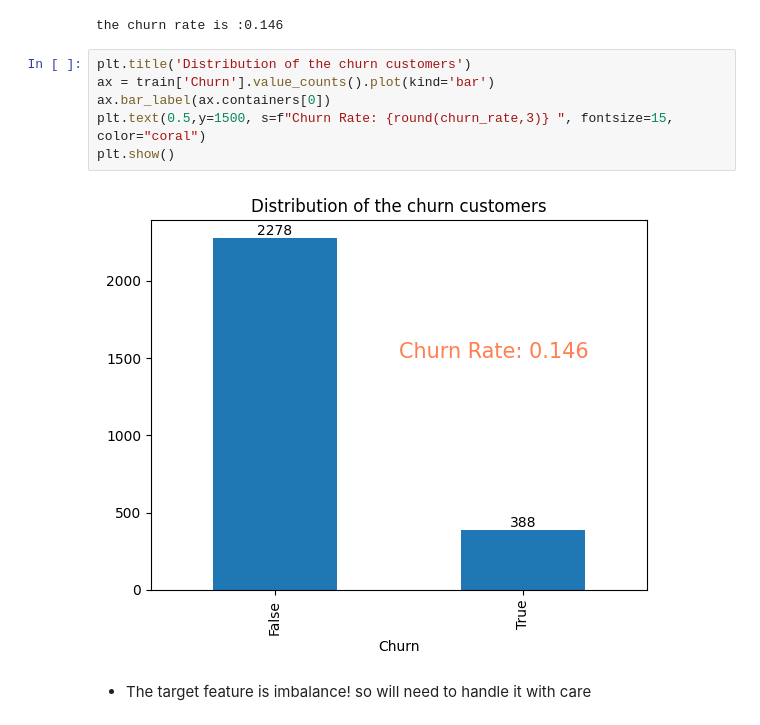
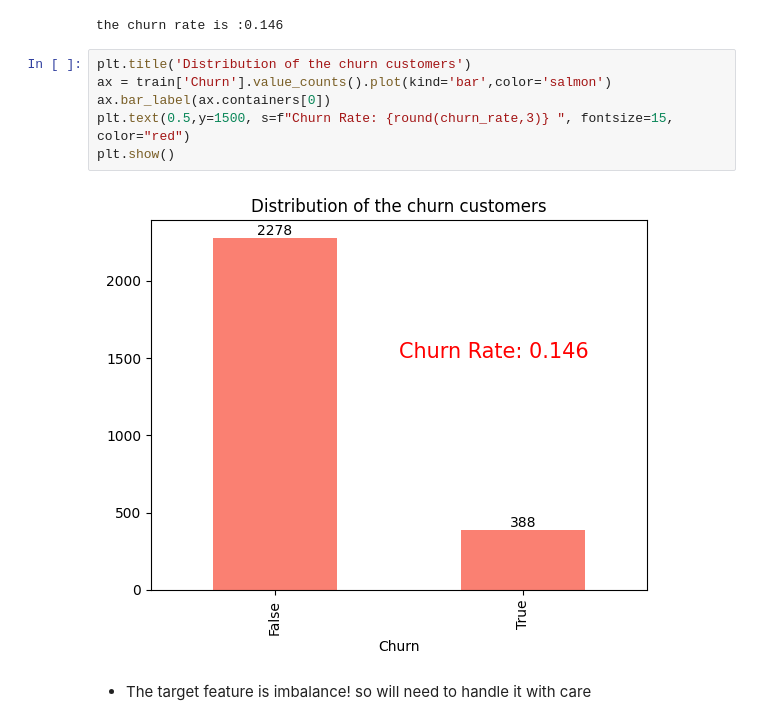
Before and after one commit to rajgurubhosale/Customer-churn-prediction, a Jupyter notebook: notebooks/01_EDA.ipynb, the cells around one changed output. Saved outputs shown, nothing was run; the diff lists cells and outputs as text.

```diff
--- a/notebooks/01_EDA.ipynb
+++ b/notebooks/01_EDA.ipynb
@@ -49,12 +49,12 @@ print(f'the churn rate is :{round(churn_rate,3)}')
 the churn rate is :0.146
 # %%
 plt.title('Distribution of the churn customers')
-ax = train['Churn'].value_counts().plot(kind='bar')
+ax = train['Churn'].value_counts().plot(kind='bar',color='salmon')
 ax.bar_label(ax.containers[0])
-plt.text(0.5,y=1500, s=f"Churn Rate: {round(churn_rate,3)} ", fontsize=15, color="coral")
+plt.text(0.5,y=1500, s=f"Churn Rate: {round(churn_rate,3)} ", fontsize=15, color="red")
 plt.show()
 # %% [output]
-[figure, old version]
+[figure, new version]
 # %% [markdown]
 * The target feature is imbalance! so will need to handle it with care
 # %% [markdown]
```
Also changed, not shown: parts of 1 cell of this notebook, 1 other file.
